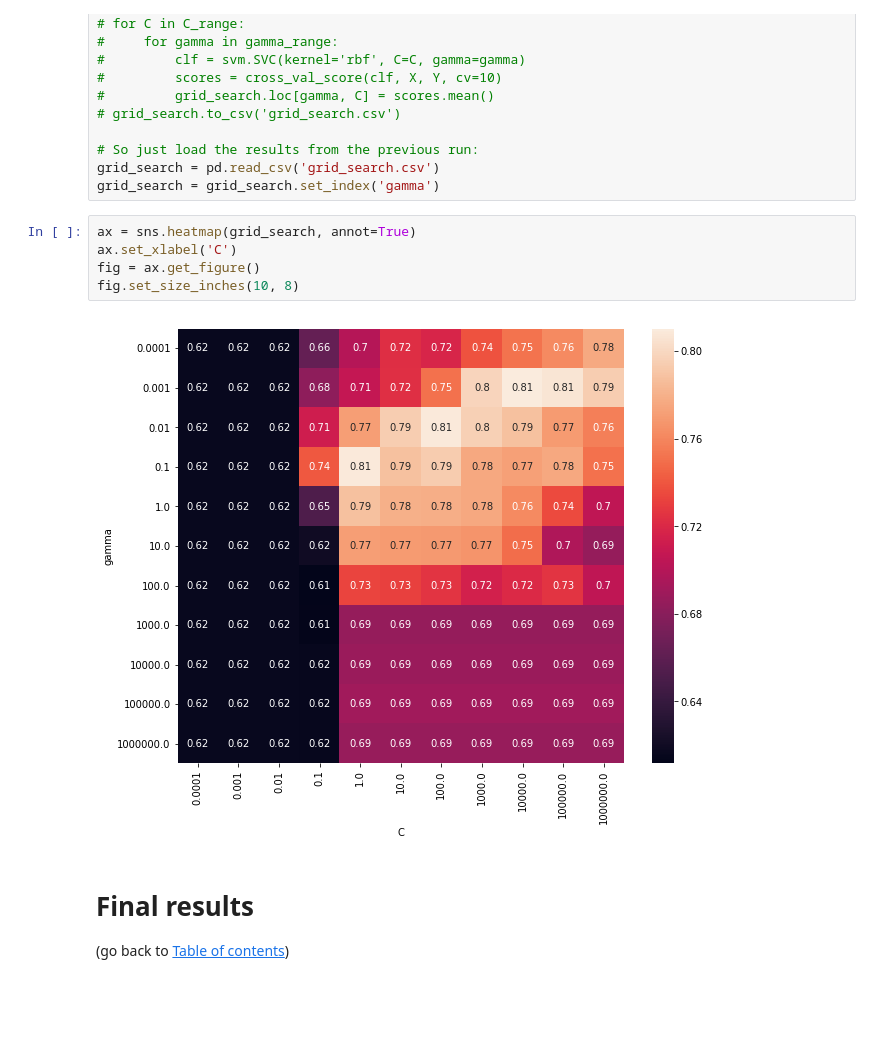
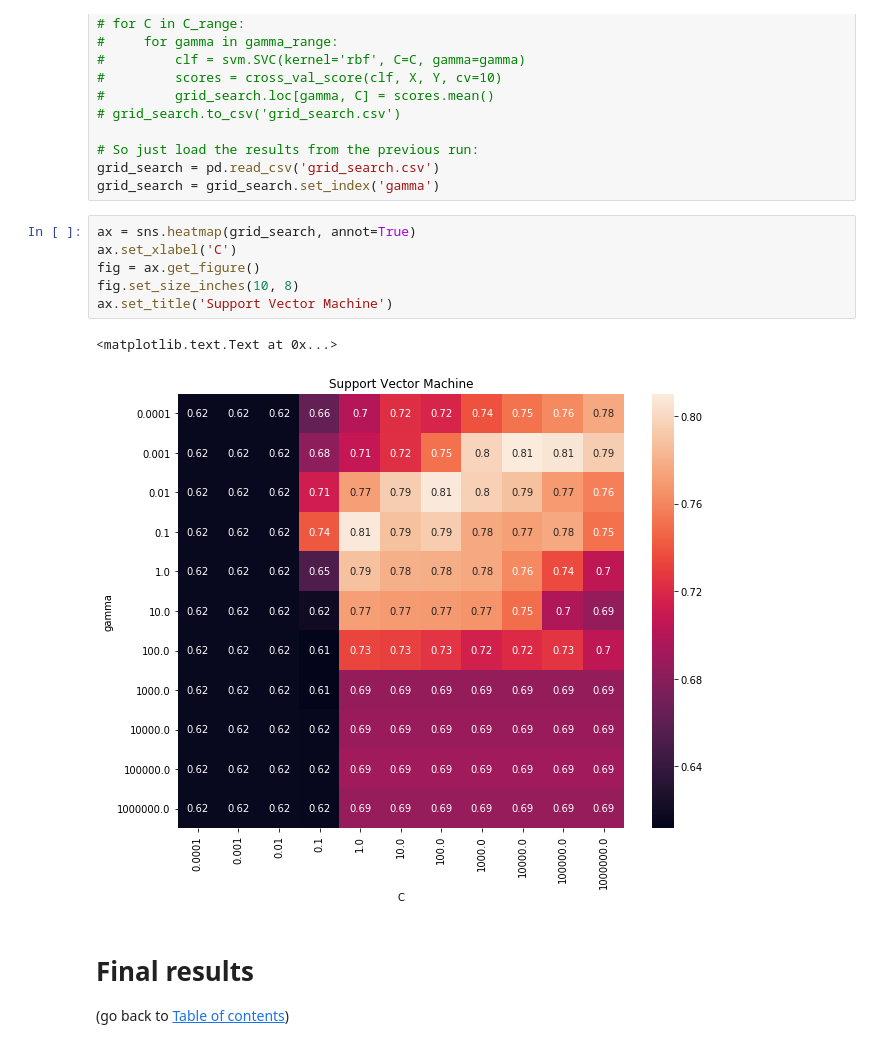
Before and after one commit to krzysztofarendt/kaggle-titanic, a Jupyter notebook: titanic_analysis.ipynb, the cells around one changed output. Drawn from its saved outputs; the diff is of its cells as text; blank space fills up the shorter version.

```diff
--- a/titanic_analysis.ipynb
+++ b/titanic_analysis.ipynb
@@ -320,10 +407,12 @@ grid_search = grid_search.set_index('gamma')
 # %%
 ax = sns.heatmap(grid_search, annot=True)
 ax.set_xlabel('C')
 fig = ax.get_figure()
 fig.set_size_inches(10, 8)
+ax.set_title('Support Vector Machine')
 # %% [output]
+<matplotlib.text.Text at 0x...>
-[figure, old version]
+[figure, new version]
 # %% [markdown]
 # Final results <a name="final-results"></a>
 
```
Also changed, not shown: parts of 11 cells of this notebook.
